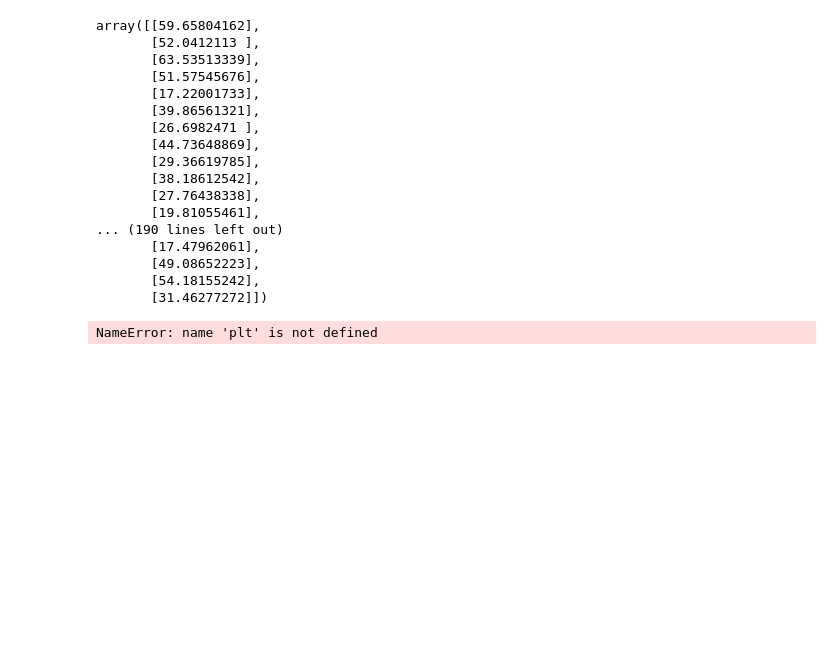
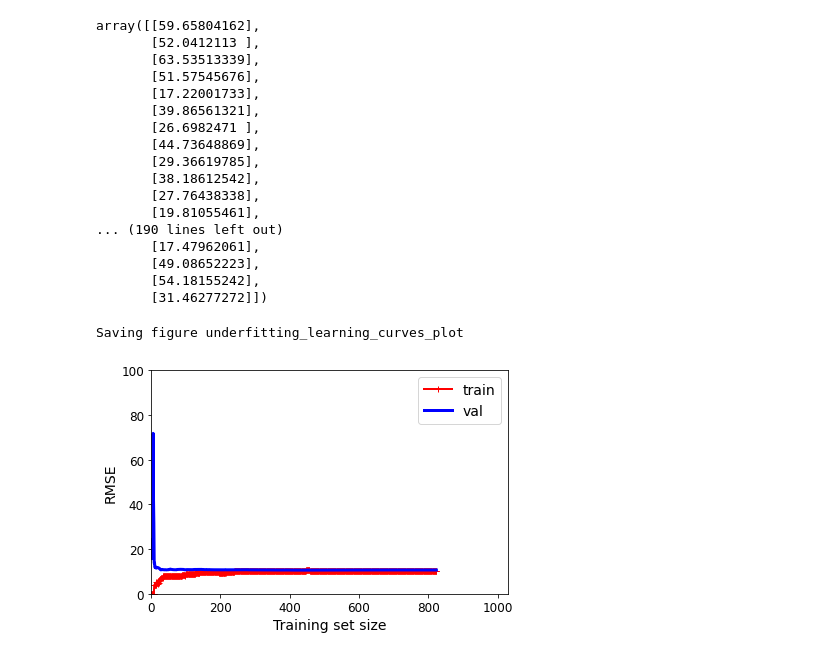
Before and after one commit to elisabellahj/MLing, a Jupyter notebook: Andreas.ipynb, the cells around one changed output. Drawn from its saved outputs; the diff is of its cells as text; code cells hidden in the pictures; blank space fills up the shorter version.

```diff
--- a/Andreas.ipynb
+++ b/Andreas.ipynb
@@ -3,3 +4,39 @@ import pandas as pd
+# %%
+# Python ≥3.5 is required
+import sys
+assert sys.version_info >= (3, 5)
+
+# Scikit-Learn ≥0.20 is required
+import sklearn
+assert sklearn.__version__ >= "0.20"
+
+# Common imports
+import numpy as np
+import os
+
+# to make this notebook's output stable across runs
+np.random.seed(42)
+
+# To plot pretty figures
+%matplotlib inline
+import matplotlib as mpl
+import matplotlib.pyplot as plt
+mpl.rc('axes', labelsize=14)
+mpl.rc('xtick', labelsize=12)
+mpl.rc('ytick', labelsize=12)
+
+# Where to save the figures
+PROJECT_ROOT_DIR = "."
+CHAPTER_ID = "training_linear_models"
+IMAGES_PATH = os.path.join(PROJECT_ROOT_DIR, "images", CHAPTER_ID)
+os.makedirs(IMAGES_PATH, exist_ok=True)
+
+def save_fig(fig_id, tight_layout=True, fig_extension="png", resolution=300):
+    path = os.path.join(IMAGES_PATH, fig_id + "." + fig_extension)
+    print("Saving figure", fig_id)
+    if tight_layout:
+        plt.tight_layout()
+    plt.savefig(path, format=fig_extension, dpi=resolution)
 # %%
 df = pd.read_csv("C:/Users/andsa/Documents/ML/concrete_data.csv")
 df.head()
@@ -57,30 +94,31 @@ array([[59.65804162],
 # %%
 # learning curves
 
 from sklearn.metrics import mean_squared_error
 from sklearn.model_selection import train_test_split
 
 def plot_learning_curves(model, X, y):
     X_train, X_val, y_train, y_val = train_test_split(X, y, test_size=0.2, random_state=10)
     train_errors, val_errors = [], []
     for m in range(1, len(X_train) + 1):
         model.fit(X_train[:m], y_train[:m])
         y_train_predict = model.predict(X_train[:m])
         y_val_predict = model.predict(X_val)
         train_errors.append(mean_squared_error(y_train[:m], y_train_predict))
         val_errors.append(mean_squared_error(y_val, y_val_predict))
 
     plt.plot(np.sqrt(train_errors), "r-+", linewidth=2, label="train")
     plt.plot(np.sqrt(val_errors), "b-", linewidth=3, label="val")
     plt.legend(loc="upper right", fontsize=14)   # not shown in the book
     plt.xlabel("Training set size", fontsize=14) # not shown
     plt.ylabel("RMSE", fontsize=14)              # not shown
 
 
 lin_reg = LinearRegression()
 plot_learning_curves(lin_reg, X, y)
-plt.axis([0, 1000, 0, 100000000])                         # not shown in the book
+plt.axis([0, 1030, 0, 100])                         # not shown in the book
 save_fig("underfitting_learning_curves_plot")   # not shown
 plt.show()                                      # not shown
 # %% [output]
-NameError: name 'plt' is not defined
+Saving figure underfitting_learning_curves_plot
+[figure, added]
```
Also changed, not shown: parts of 3 cells of this notebook, 2 other files.
